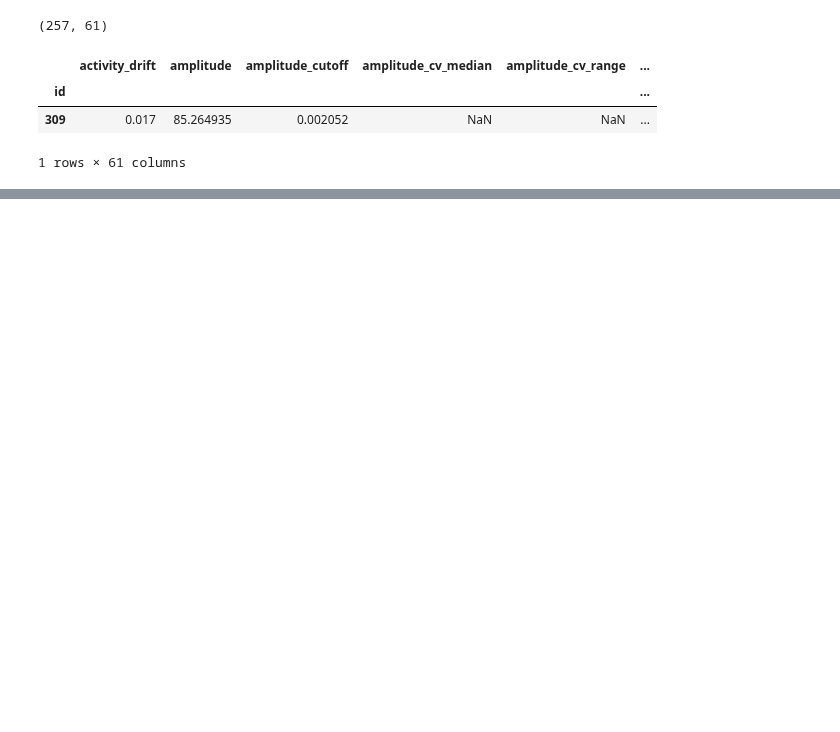
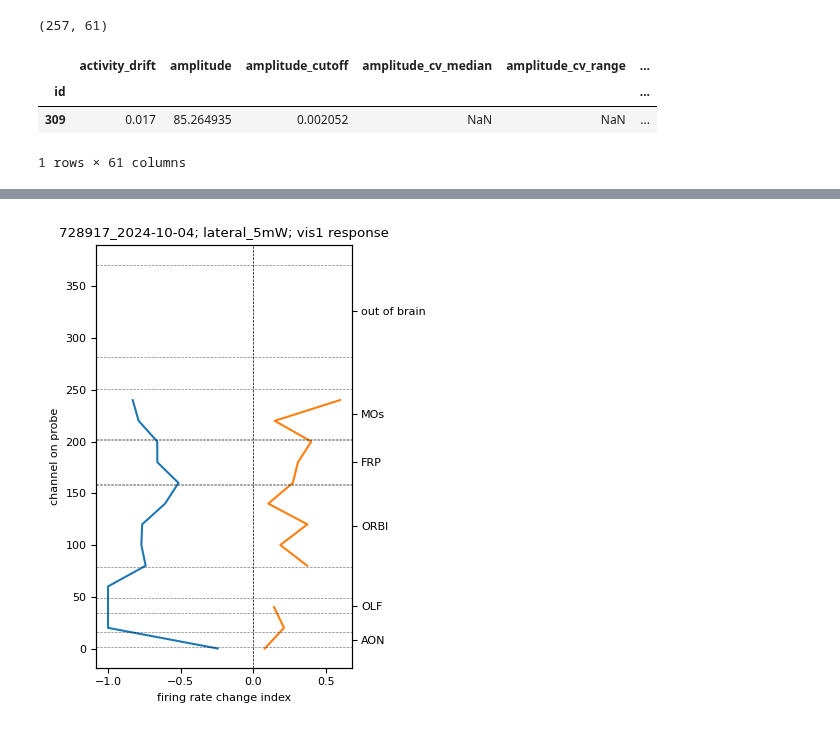
Before and after one commit to AllenInstitute/dynamic_routing_analysis, a Jupyter notebook: notebooks/opto_perturb_ephys_scratch.ipynb, the cells around one changed output, grey strips where cells are left out. Saved outputs shown, nothing was run; the diff lists cells and outputs as text; code cells hidden in the pictures; blank space fills up the shorter version.

```diff
--- a/notebooks/opto_perturb_ephys_scratch.ipynb
+++ b/notebooks/opto_perturb_ephys_scratch.ipynb
@@ -341,0 +451,20 @@ units.query(f'unit_id=="{unit_id}"')['peak_channel']
+# %%
+#get structure edges
+unique_structures=units.query('electrode_group_name==@sel_probe')['structure'].unique()
+
+structure_channel_ranges={
+    'structure':[],
+    'channel_min':[],
+    'channel_max':[],
+    'channel_mid':[],
+}
+
+for ss in unique_structures:
+    structure_channel_ranges['structure'].append(ss)
+    structure_channel_ranges['channel_min'].append(units.query('structure==@ss and electrode_group_name==@sel_probe')['peak_channel'].min())
+    structure_channel_ranges['channel_max'].append(units.query('structure==@ss and electrode_group_name==@sel_probe')['peak_channel'].max())
+    structure_channel_ranges['channel_mid'].append((units.query('structure==@ss and electrode_group_name==@sel_probe')['peak_channel'].min()+
+                                                    units.query('structure==@ss and electrode_group_name==@sel_probe')['peak_channel'].max())/2)
+
+structure_channel_ranges_df=pd.DataFrame(structure_channel_ranges)
+structure_channel_ranges_df
@@ -341,0 +479,25 @@ units.query(f'unit_id=="{unit_id}"')['peak_channel']
+# %%
+fig,ax=plt.subplots(1,1,figsize=(4,5))
+
+ax.axvline(0,color='k',linestyle='--',linewidth=0.5)
+ax.plot(opto_effect_vect,channel_bins)
+ax.plot(putative_inh_vect,channel_bins)
+
+#structure labels on the right
+for ss,structure in enumerate(structure_channel_ranges_df['structure'].values):
+    ax.axhline(structure_channel_ranges_df['channel_min'].values[ss],color='k',linestyle='--',linewidth=0.5,alpha=0.5)
+    ax.axhline(structure_channel_ranges_df['channel_max'].values[ss],color='k',linestyle='--',linewidth=0.5,alpha=0.5)
+
+#right side axis
+ax2=ax.twinx()
+ax2.set_ylim(ax.get_ylim())
+ax2.set_yticks(structure_channel_ranges_df['channel_mid'].values)
+ax2.set_yticklabels(structure_channel_ranges_df['structure'].values,rotation=0,ha='left',fontsize=8)
+
+ax.set_xlabel('firing rate change index')
+ax.set_ylabel('channel on probe')
+ax.set_title(f"{session_id}; {sel_opto_cond}; {sel_stim} response")
+
+fig.tight_layout()
+# %% [output]
+[figure, added]
```
Also changed, not shown: parts of 20 cells of this notebook, 2 other files.
